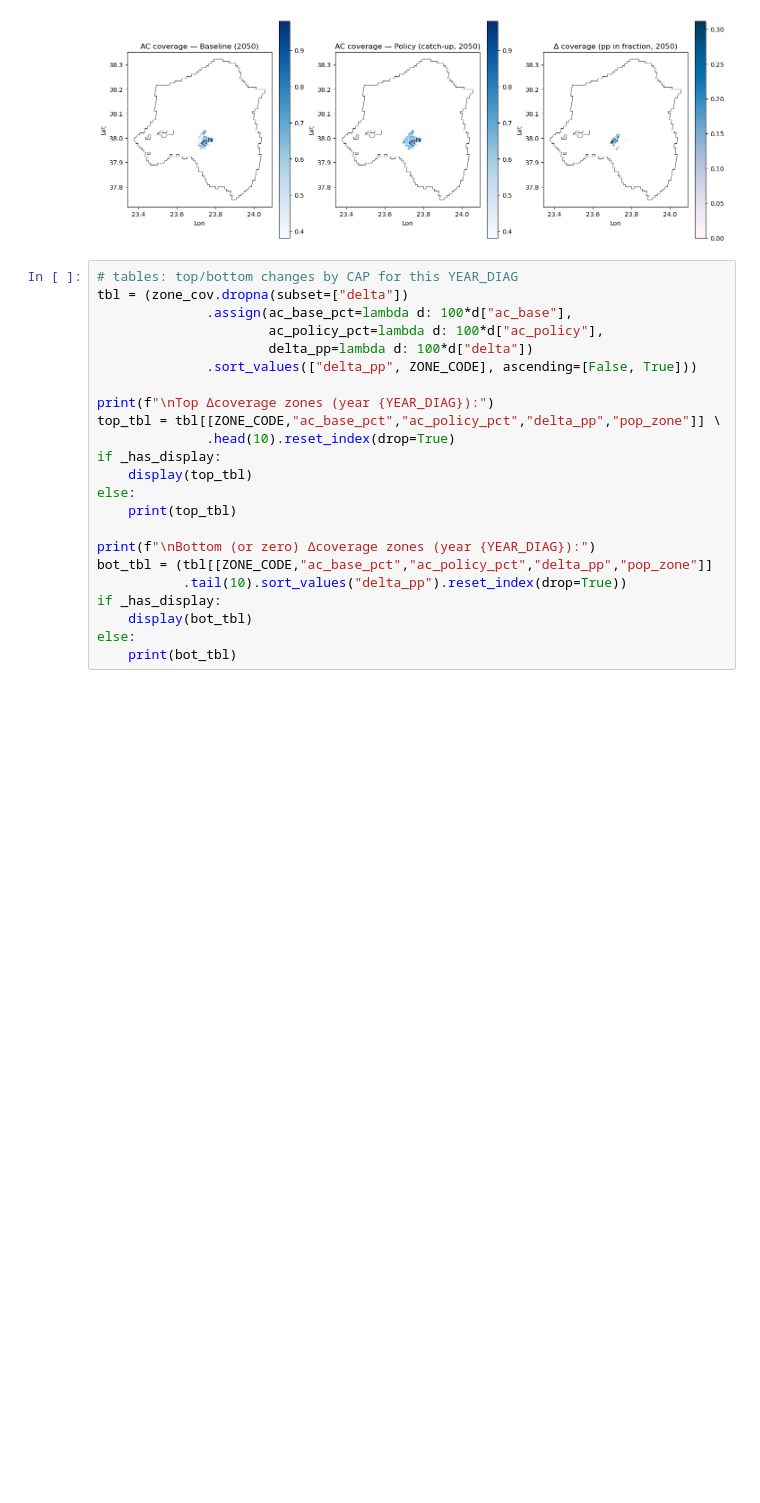
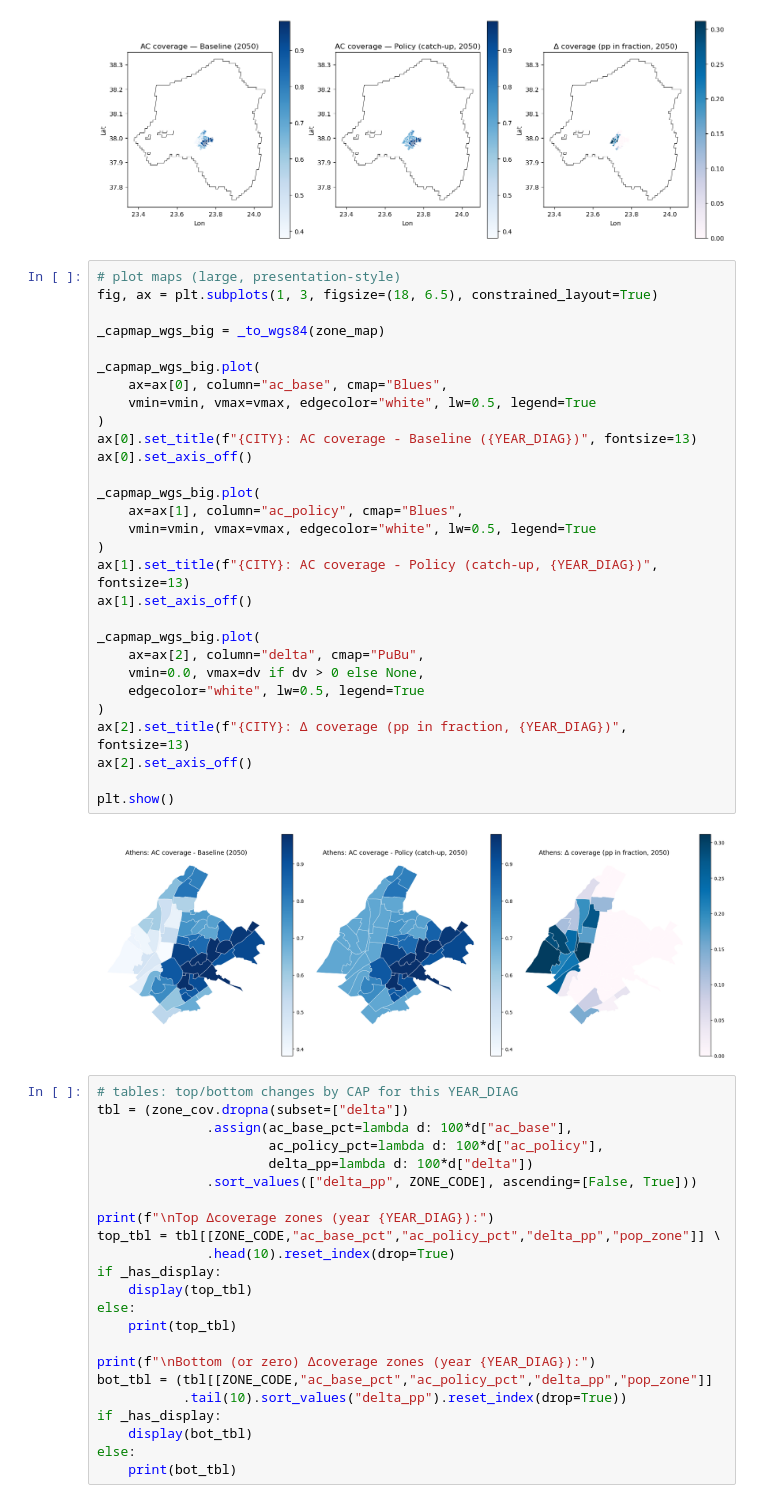
Before and after one commit to URBADAPT/URBADAPT-HEAT, a Jupyter notebook: urban-heat/notebooks/city_agnostic/March2026/Athens/05_AC_0126_Athens.ipynb, the cells around one changed output. Drawn from its saved outputs; the diff is of its cells as text; blank space fills up the shorter version.

```diff
--- a/urban-heat/notebooks/city_agnostic/March2026/Athens/05_AC_0126_Athens.ipynb
+++ b/urban-heat/notebooks/city_agnostic/March2026/Athens/05_AC_0126_Athens.ipynb
@@ -2751,6 +2750,37 @@ ax[2].set_xlabel("Lon"); ax[2].set_ylabel("Lat")
 plt.show()
 # %% [output]
 [figure]
+# %%
+# plot maps (large, presentation-style)
+fig, ax = plt.subplots(1, 3, figsize=(18, 6.5), constrained_layout=True)
+
+_capmap_wgs_big = _to_wgs84(zone_map)
+
+_capmap_wgs_big.plot(
+    ax=ax[0], column="ac_base", cmap="Blues",
+    vmin=vmin, vmax=vmax, edgecolor="white", lw=0.5, legend=True
+)
+ax[0].set_title(f"{CITY}: AC coverage - Baseline ({YEAR_DIAG})", fontsize=13)
+ax[0].set_axis_off()
+
+_capmap_wgs_big.plot(
+    ax=ax[1], column="ac_policy", cmap="Blues",
+    vmin=vmin, vmax=vmax, edgecolor="white", lw=0.5, legend=True
+)
+ax[1].set_title(f"{CITY}: AC coverage - Policy (catch-up, {YEAR_DIAG})", fontsize=13)
+ax[1].set_axis_off()
+
+_capmap_wgs_big.plot(
+    ax=ax[2], column="delta", cmap="PuBu",
+    vmin=0.0, vmax=dv if dv > 0 else None,
+    edgecolor="white", lw=0.5, legend=True
+)
+ax[2].set_title(f"{CITY}: Δ coverage (pp in fraction, {YEAR_DIAG})", fontsize=13)
+ax[2].set_axis_off()
+
+plt.show()
+# %% [output]
+[figure, added]
 # %%
 # tables: top/bottom changes by CAP for this YEAR_DIAG
 tbl = (zone_cov.dropna(subset=["delta"])
```
Also changed, not shown: parts of 3 cells of this notebook.
